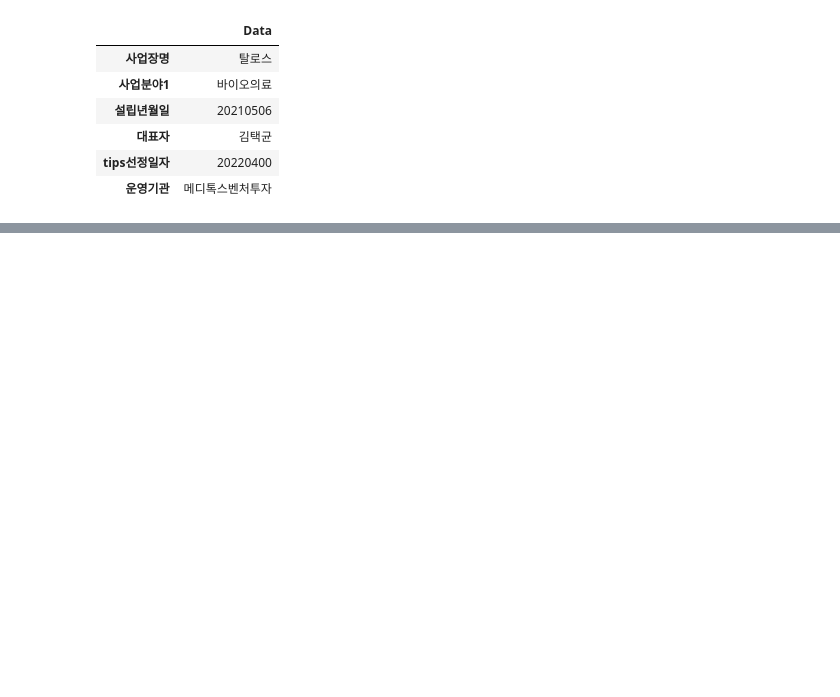
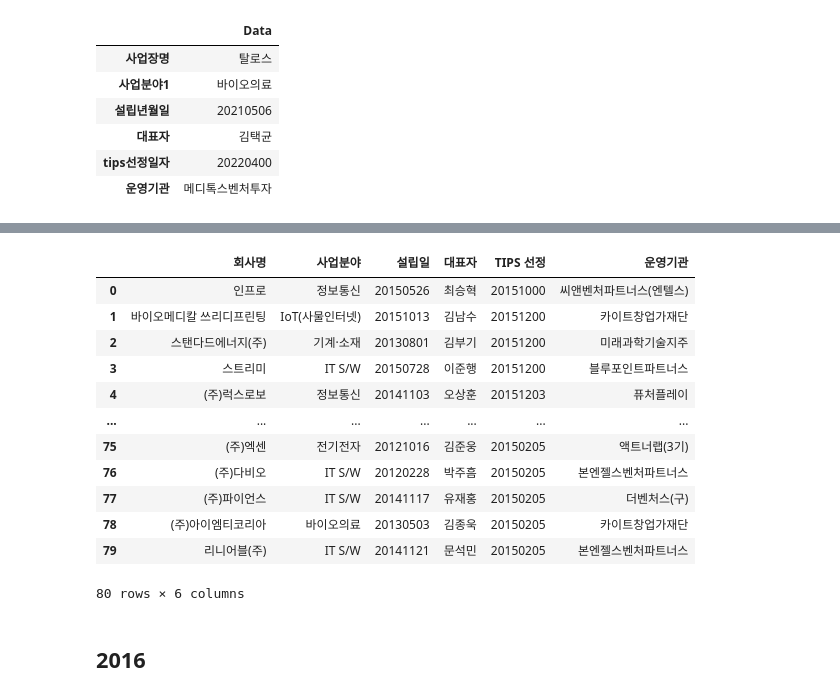
Before and after one commit to joony0512/HTML_CSS, a Jupyter notebook: 페이지크롤링_정보추출.ipynb, the cells around one changed output, grey strips where cells are left out. Cells and saved outputs as stored; diff of their text form; code cells hidden in the pictures; blank space fills up the shorter version.

```diff
--- a/페이지크롤링_정보추출.ipynb
+++ b/페이지크롤링_정보추출.ipynb
@@ -173,0 +637,18 @@ print(df.shape)
+# %%
+df3
+# %% [output]
+|  | 회사명 | 사업분야 | 설립일 | 대표자 | TIPS 선정 | 운영기관 |
+| 0 | 인프로 | 정보통신 | 20150526 | 최승혁 | 20151000 | 씨앤벤처파트너스(엔텔스) |
+| 1 | 바이오메디칼 쓰리디프린팅 | IoT(사물인터넷) | 20151013 | 김남수 | 20151200 | 카이트창업가재단 |
+| 2 | 스탠다드에너지(주) | 기계·소재 | 20130801 | 김부기 | 20151200 | 미래과학기술지주 |
+| 3 | 스트리미 | IT S/W | 20150728 | 이준행 | 20151200 | 블루포인트파트너스 |
+| 4 | (주)럭스로보 | 정보통신 | 20141103 | 오상훈 | 20151203 | 퓨처플레이 |
+| ... | ... | ... | ... | ... | ... | ... |
+| 75 | (주)엑센 | 전기전자 | 20121016 | 김준웅 | 20150205 | 액트너랩(3기) |
+| 76 | (주)다비오 | IT S/W | 20120228 | 박주흠 | 20150205 | 본엔젤스벤처파트너스 |
+| 77 | (주)파이언스 | IT S/W | 20141117 | 유재홍 | 20150205 | 더벤처스(구) |
+| 78 | (주)아이엠티코리아 | 바이오의료 | 20130503 | 김종욱 | 20150205 | 카이트창업가재단 |
+| 79 | 리니어블(주) | IT S/W | 20141121 | 문석민 | 20150205 | 본엔젤스벤처파트너스 |
+80 rows × 6 columns
+# %% [markdown]
+## 2016
```
Also changed, not shown: parts of 47 cells of this notebook.
